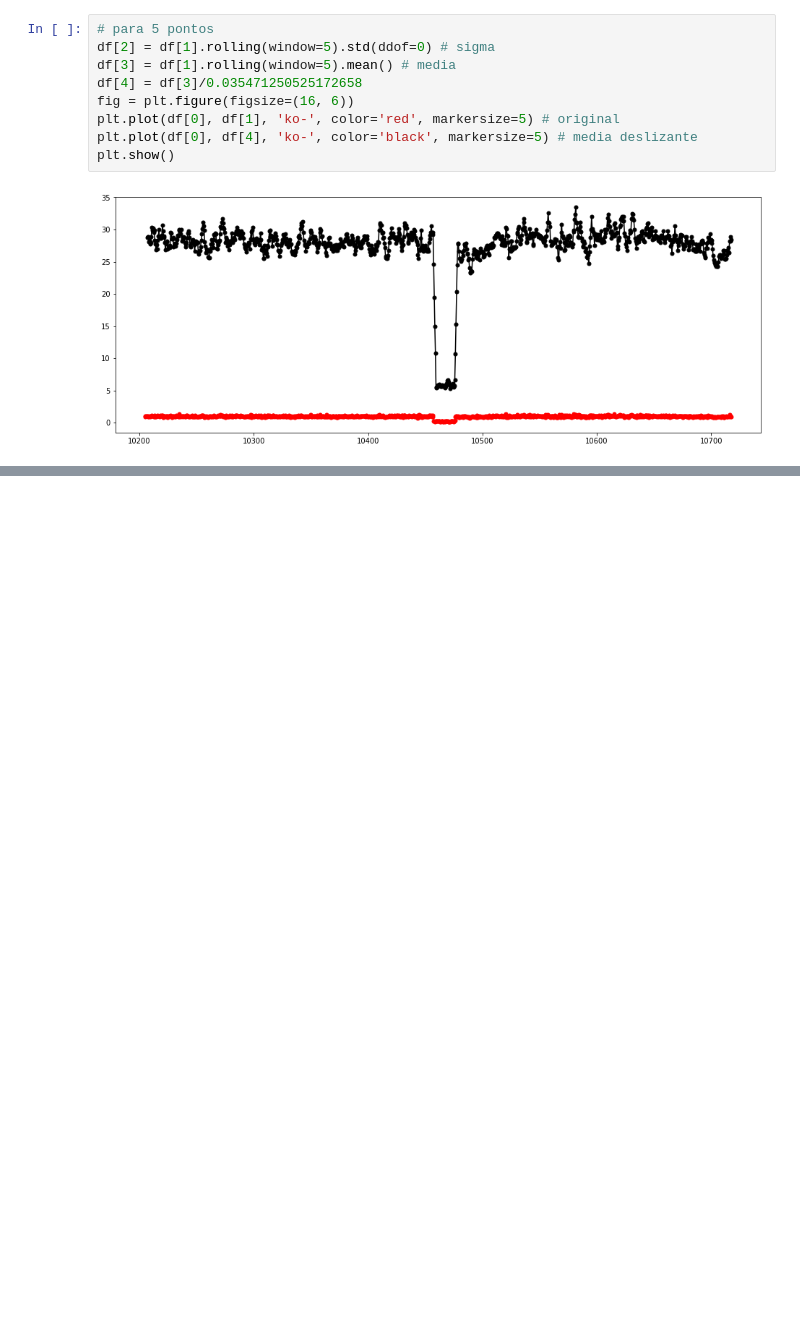
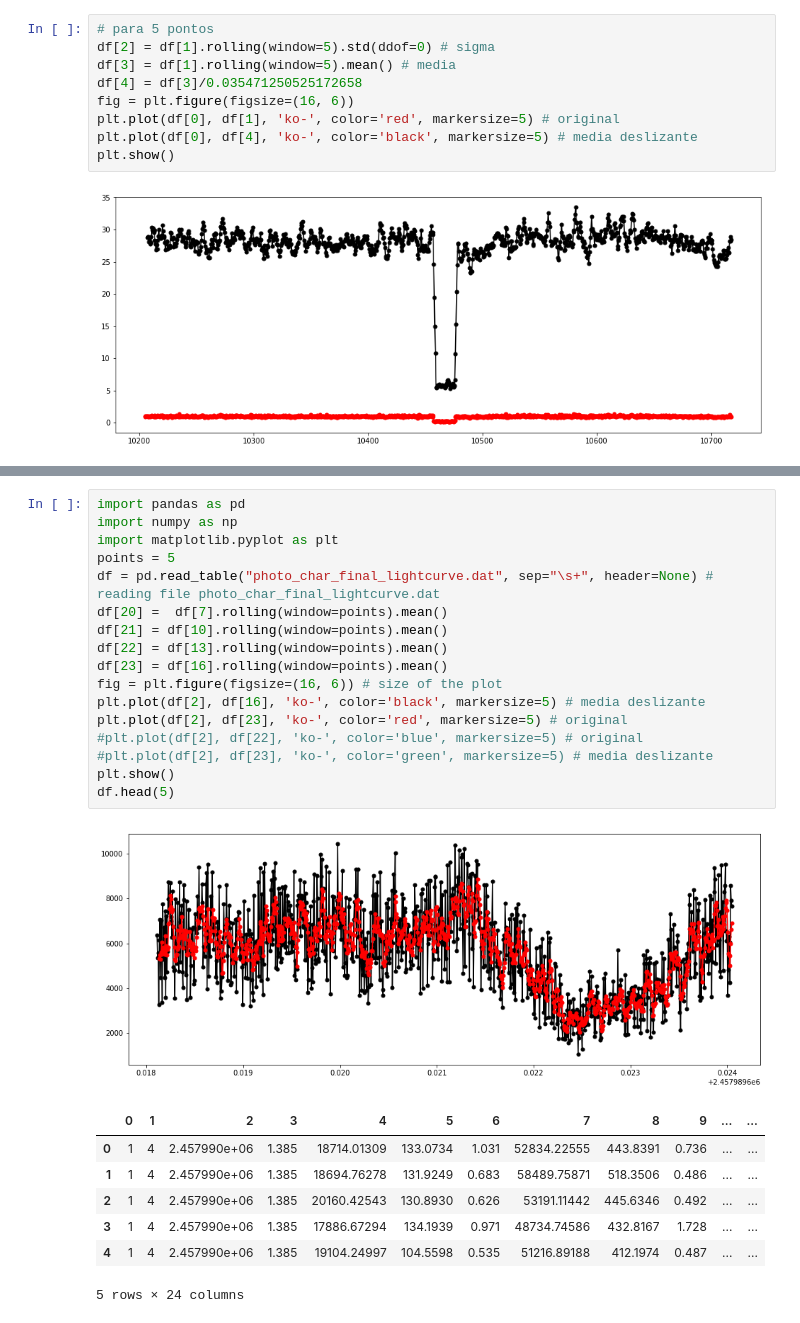
Before and after one commit to fredifqh/occu_chariklo, a Jupyter notebook: photometry_chariklo.ipynb, the cells around one changed output, grey strips where cells are left out. Drawn from its saved outputs; the diff is of its cells as text; blank space fills up the shorter version.

Commit message:
media deslizante sobre as etrelas calibradoras

```diff
--- a/photometry_chariklo.ipynb
+++ b/photometry_chariklo.ipynb
@@ -106,0 +113,26 @@ plt.show()
+# %%
+import pandas as pd
+import numpy as np
+import matplotlib.pyplot as plt
+points = 5
+df = pd.read_table("photo_char_final_lightcurve.dat", sep="\s+", header=None) # reading file photo_char_final_lightcurve.dat
+df[20] =  df[7].rolling(window=points).mean()
+df[21] = df[10].rolling(window=points).mean()
+df[22] = df[13].rolling(window=points).mean()
+df[23] = df[16].rolling(window=points).mean()
+fig = plt.figure(figsize=(16, 6)) # size of the plot
+plt.plot(df[2], df[16], 'ko-', color='black', markersize=5) # media deslizante
+plt.plot(df[2], df[23], 'ko-', color='red', markersize=5) # original
+#plt.plot(df[2], df[22], 'ko-', color='blue', markersize=5) # original
+#plt.plot(df[2], df[23], 'ko-', color='green', markersize=5) # media deslizante
+plt.show()
+df.head(5)
+# %% [output]
+[figure, added]
+|  | 0 | 1 | 2 | 3 | 4 | 5 | 6 | 7 | 8 | 9 | ... | ... |
+| 0 | 1 | 4 | 2.457990e+06 | 1.385 | 18714.01309 | 133.0734 | 1.031 | 52834.22555 | 443.8391 | 0.736 | ... | ... |
+| 1 | 1 | 4 | 2.457990e+06 | 1.385 | 18694.76278 | 131.9249 | 0.683 | 58489.75871 | 518.3506 | 0.486 | ... | ... |
+| 2 | 1 | 4 | 2.457990e+06 | 1.385 | 20160.42543 | 130.8930 | 0.626 | 53191.11442 | 445.6346 | 0.492 | ... | ... |
+| 3 | 1 | 4 | 2.457990e+06 | 1.385 | 17886.67294 | 134.1939 | 0.971 | 48734.74586 | 432.8167 | 1.728 | ... | ... |
+| 4 | 1 | 4 | 2.457990e+06 | 1.385 | 19104.24997 | 104.5598 | 0.535 | 51216.89188 | 412.1974 | 0.487 | ... | ... |
+5 rows × 24 columns
```
Also changed, not shown: parts of 2 cells of this notebook.
